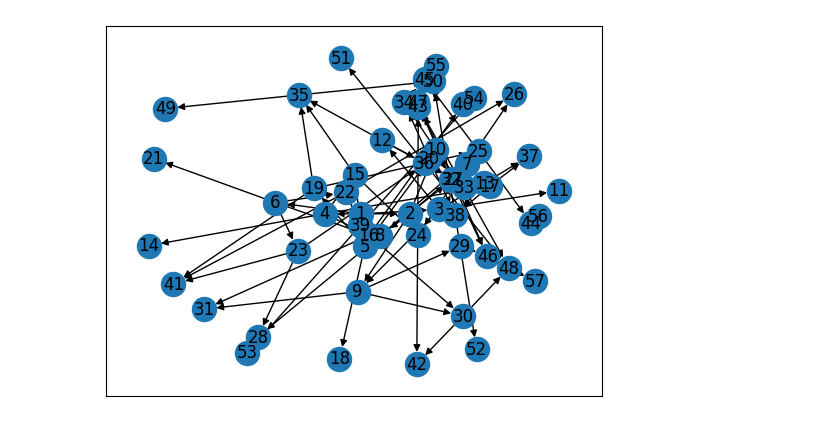
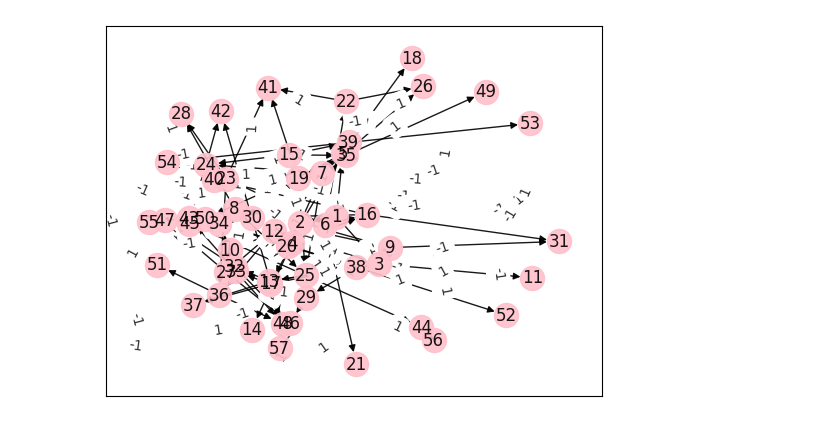
Before and after one commit to heseltime/AMS4.1, a Jupyter notebook: ue1_6.ipynb, the cells around one changed output. Cells and saved outputs as stored; diff of their text form; code cells hidden in the pictures.

```diff
--- a/ue1_6.ipynb
+++ b/ue1_6.ipynb
@@ -147,8 +147,8 @@ def is_end_x_wins(st: State) -> bool:
     return any(are_same(line) for line in lines)
 
 def is_end_o_wins(st: State) -> bool:
-    """Tell whether given state is a game-ending state and x has won,
-    i.e. 3 xs next to eachother somewhere
+    """Tell whether given state is a game-ending state and o has won,
+    i.e. 3 os next to eachother somewhere
 
     Go over every column, row and diagonals (lines) and
     check whether they are made of all-Xs or all-Os.
@@ -166,6 +166,22 @@ def is_end_o_wins(st: State) -> bool:
 
     return any(are_same(line) for line in lines)
 
+def is_end_board_full(st: State) -> bool:
+    """Tell whether given state is a game-ending state by the board being full.
+
+    Go over every column, row and diagonals (lines) and
+    check whether they are made of all-Xs or all-Os.
+    """
+
+    def are_full(triplet):
+        a, b, c = triplet
+        return a != 0 and b != 0 and c != 0
+
+    horizontals = [[st[ix][0], st[ix][1], st[ix][2]] for ix in range(3)]
+    lines = horizontals # could just as well take verticals
+
+    return all(are_full(line) for line in lines)
+
 
 def make_move(st: State, row: int, col: int, val: int) -> State:
     """Take a state and a move and creates resulting state.
@@ -175,6 +191,30 @@ def make_move(st: State, row: int, col: int, val: int) -> State:
     mutable_st[row][col] = val
     new_st = tuple(tuple(r) for r in mutable_st)
     return new_st
+
+
+def get_last_move_value(st: State) -> int:
+    """Take a state and returns int-representation of the last move
+
+    ... 0 if board is empty
+    ... 1 if last move was X
+    ... -1 (2 internally) if last move was O, seen Angabe AMS4.1.6
+
+    """
+    total = 0
+    for row in st:
+        for elem in row:
+            if elem != 0:
+                total += 1
+
+    move = total % 2
+
+    if total == 0:
+        return 0
+    elif move == 0:
+        return 1
+    else:
+        return -1
 
 
 def get_next_states_raw(st: State, step: int) -> List[State]:
@@ -242,9 +282,10 @@ if __name__ == "__main__":
     nobody_wins = 0 # defined as full board, but NOT is_end()
     # for testing
     somebody_wins = 0
+    nobody_wins_states = []
 
     def compute_and_queue_successors(nd: Node) -> None:
-        global groups, nodes, q, gid, somebody_wins, x_wins, o_wins, nobody_wins
+        global groups, nodes, q, gid, somebody_wins, x_wins, o_wins, nobody_wins, nobody_wins_states
         sym_group = groups[nd.val]
         # first state of a group is its representative state
         canonical_state = sym_group[0]
@@ -258,6 +299,10 @@ if __name__ == "__main__":
 
         if is_end_o_wins(canonical_state):
             o_wins += 1
+
+        if is_end_board_full(canonical_state) and not is_end(canonical_state):
+            nobody_wins += 1
+            nobody_wins_states.append(canonical_state)
 
         next_states = get_next_states_raw(canonical_state, step)
         for nxt_st in next_states:
@@ -280,7 +325,7 @@ if __name__ == "__main__":
 
     # BDS from root Node.
     print("step, unique_state_no")
-    for step in range(11):
+    for step in range(6):
         print(f"{step}, {len(q)}")
         for _ in range(len(q)):
             compute_and_queue_successors(q.pop())
@@ -304,7 +349,17 @@ if __name__ == "__main__":
 
     G = nx.DiGraph()
     G.add_edges_from(edges)
-    nx.draw_networkx(G, with_labels=True, arrows=True)
+    nx.draw_networkx(G, with_labels=True, arrows=True, alpha=0.9, node_color='pink')
+    pos = nx.spring_layout(G)
+
+    print(edges)
+
+    edge_labels = dict([((n1, n2), get_last_move_value(groups[n1][0])) # n1 is the origin-node,
+                        # [0] gives canonical state for the symm.-group
+                    for n1, n2 in G.edges])
+
+
+    nx.draw_networkx_edge_labels(G, pos, edge_labels=edge_labels, alpha=0.8)
 
     print("Ordnung: ", len(edges))
 
@@ -312,6 +367,14 @@ if __name__ == "__main__":
     print("o_wins: ", o_wins)
 
     print("to check --> somebody_wins: ", somebody_wins, " -- ok")
+
+
+    print("nobody_wins: ", nobody_wins)
+    print("board for this state?")
+    print(state_str(nobody_wins_states))
+
+    # to get a state for any group (node number)
+    #print(state_str(groups[53][0])) # [0] for canonical state
 # %% [output]
 step, unique_state_no
 0, 1
@@ -333 +395 @@ to check --> somebody_wins:  17
-[figure, old version]
+[figure, new version]
```
Also changed, not shown: parts of 1 cell of this notebook.
